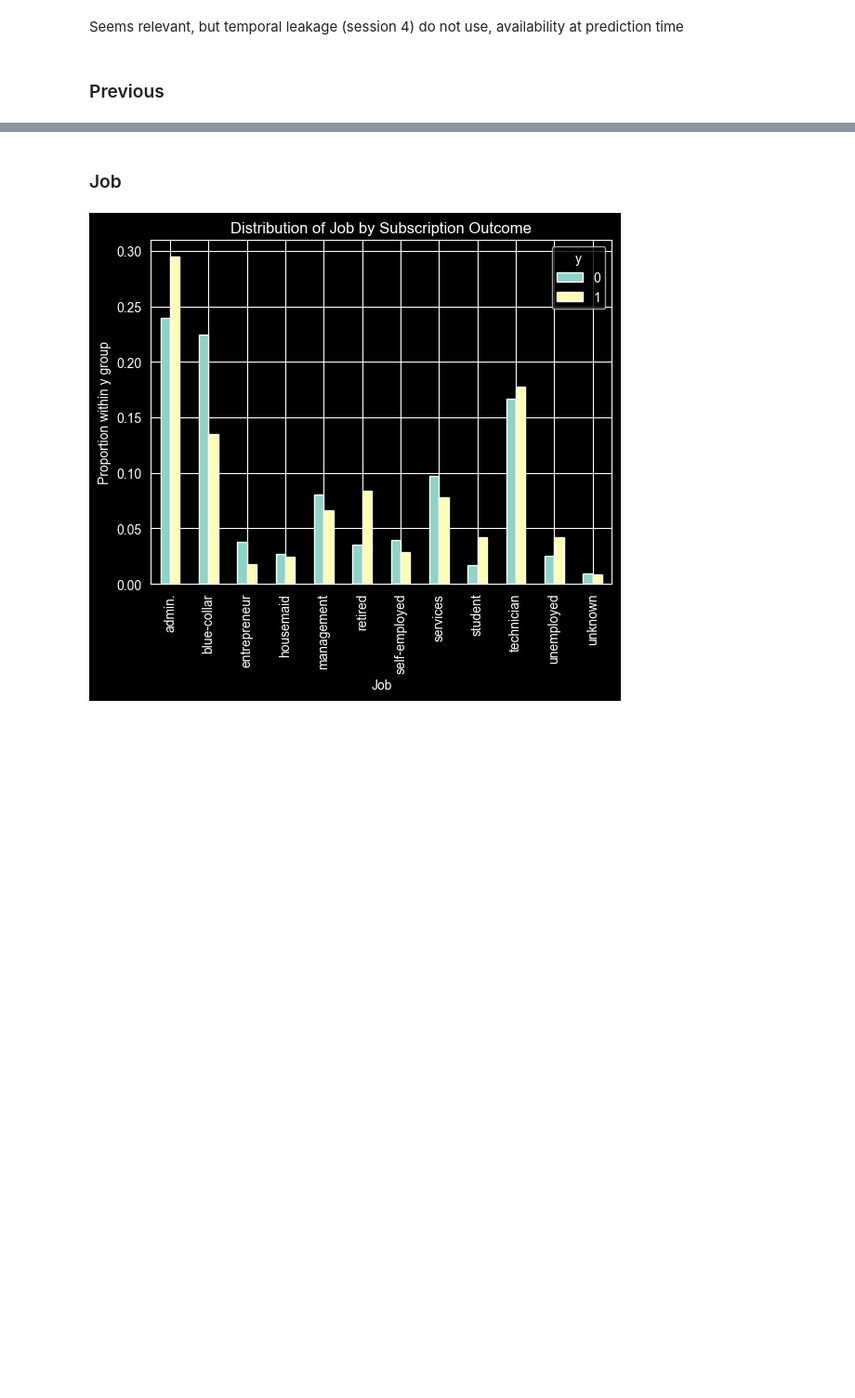
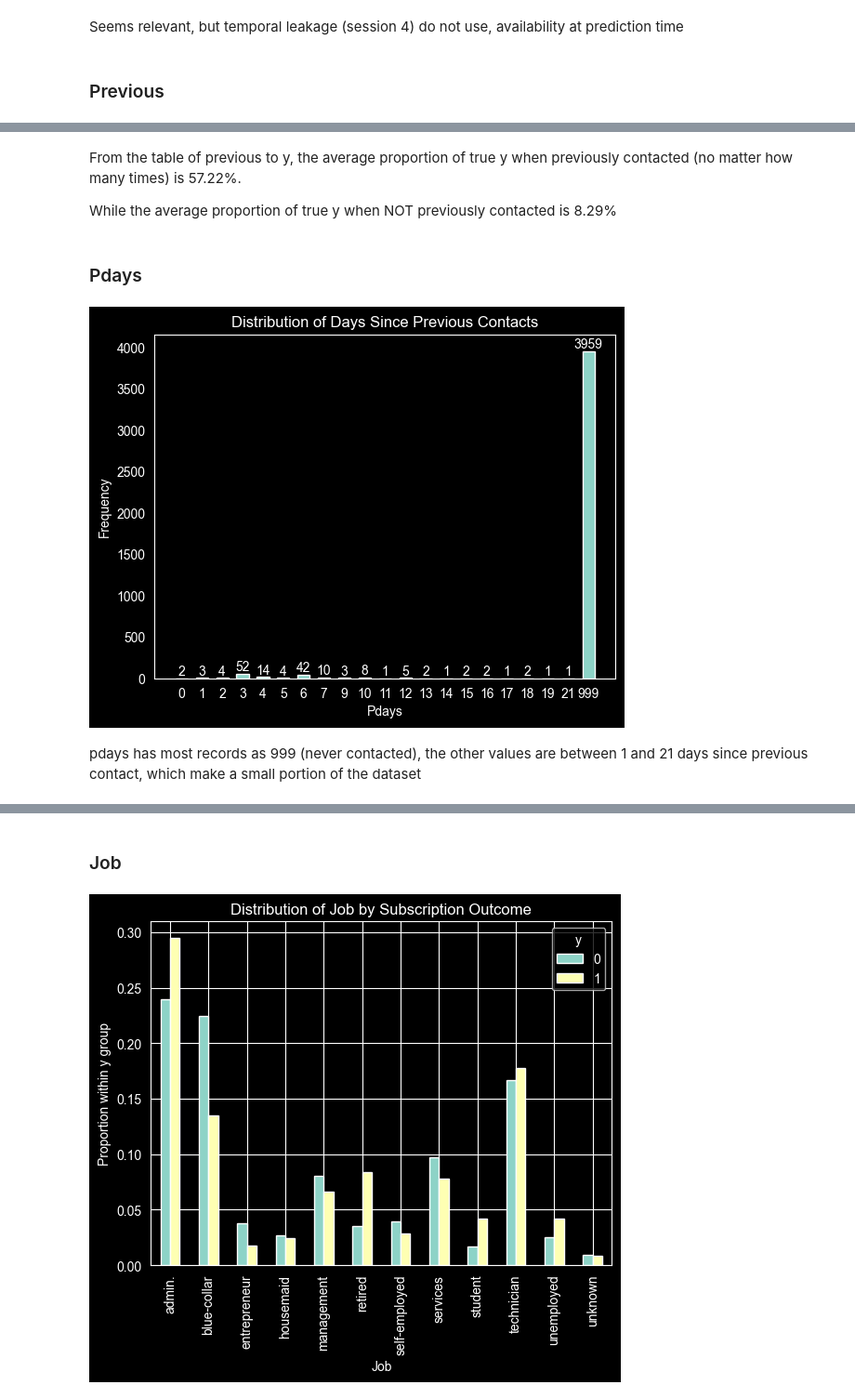
Before and after one commit to Rdrg-Blnc-IE/ML-fundamentals-2026, a Jupyter notebook: assignment_1_rodrigo_blanco_maldonado.ipynb, the cells around one changed output, grey strips where cells are left out. Shown at 93% size. Saved outputs shown, nothing was run; the diff lists cells and outputs as text; code cells hidden in the pictures; blank space fills up the shorter version.

```diff
--- a/assignment_1_rodrigo_blanco_maldonado.ipynb
+++ b/assignment_1_rodrigo_blanco_maldonado.ipynb
@@ -325,0 +312,31 @@ extreme skewness
+# %% [markdown]
+From the table of previous to y, the average proportion of true y when previously contacted (no matter how many times) is 57.22%.
+
+While the average proportion of true y when NOT previously contacted is 8.29%
+# %% [markdown]
+### Pdays
+# %%
+filtered = df[(df['pdays'] <= 25) | (df['pdays'] == 999)]
+counts = filtered['pdays'].value_counts().sort_index()
+counts.index = counts.index.astype(str)
+plt.figure()
+bars = plt.bar(range(len(counts)), counts.values, width=0.6)
+plt.xlabel('Pdays')
+plt.ylabel('Frequency')
+plt.title('Distribution of Days Since Previous Contacts')
+plt.xticks(range(len(counts)), counts.index)
+plt.grid(False)
+for bar in bars:
+    height = bar.get_height()
+    plt.text(
+        bar.get_x() + bar.get_width() / 2,
+        height,
+        str(height),
+        ha='center',
+        va='bottom'
+    )
+plt.show()
+# %% [output]
+[figure, added]
+# %% [markdown]
+pdays has most records as 999 (never contacted), the other values are between 1 and 21 days since previous contact, which make a small portion of the dataset
```
Also changed, not shown: parts of 39 cells of this notebook.
